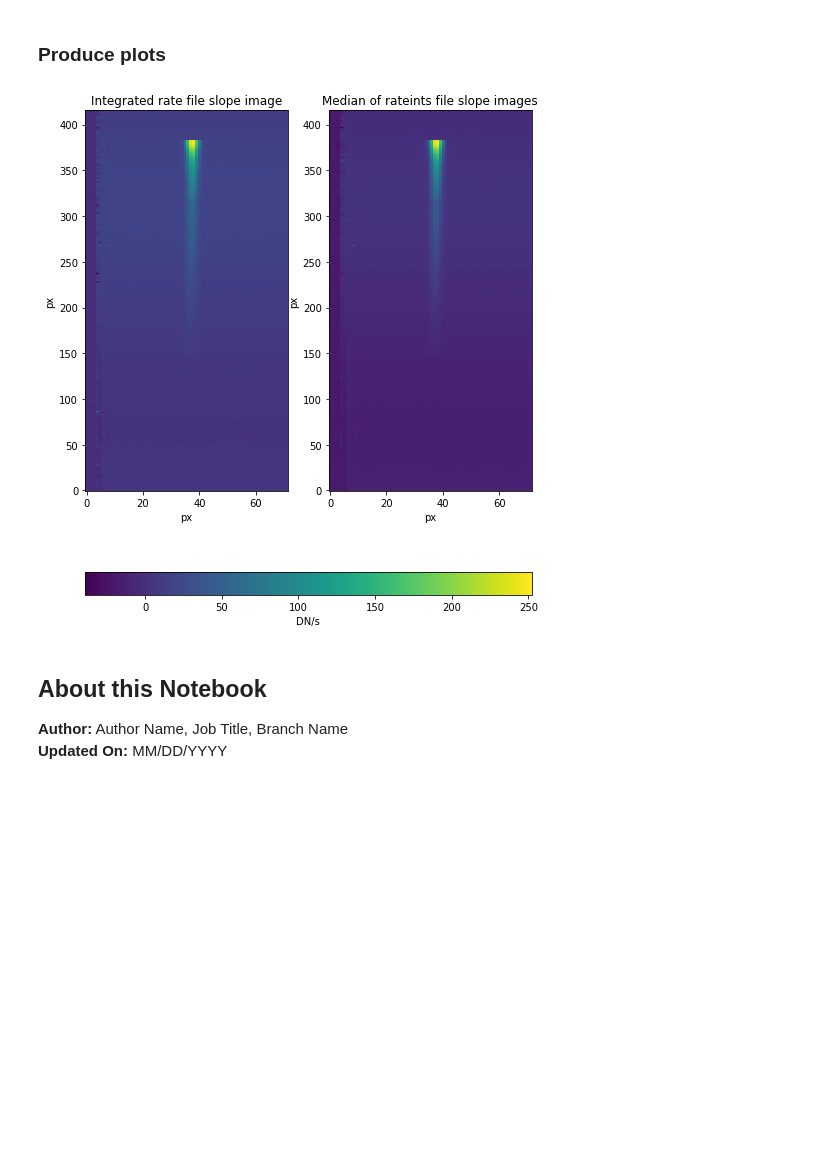
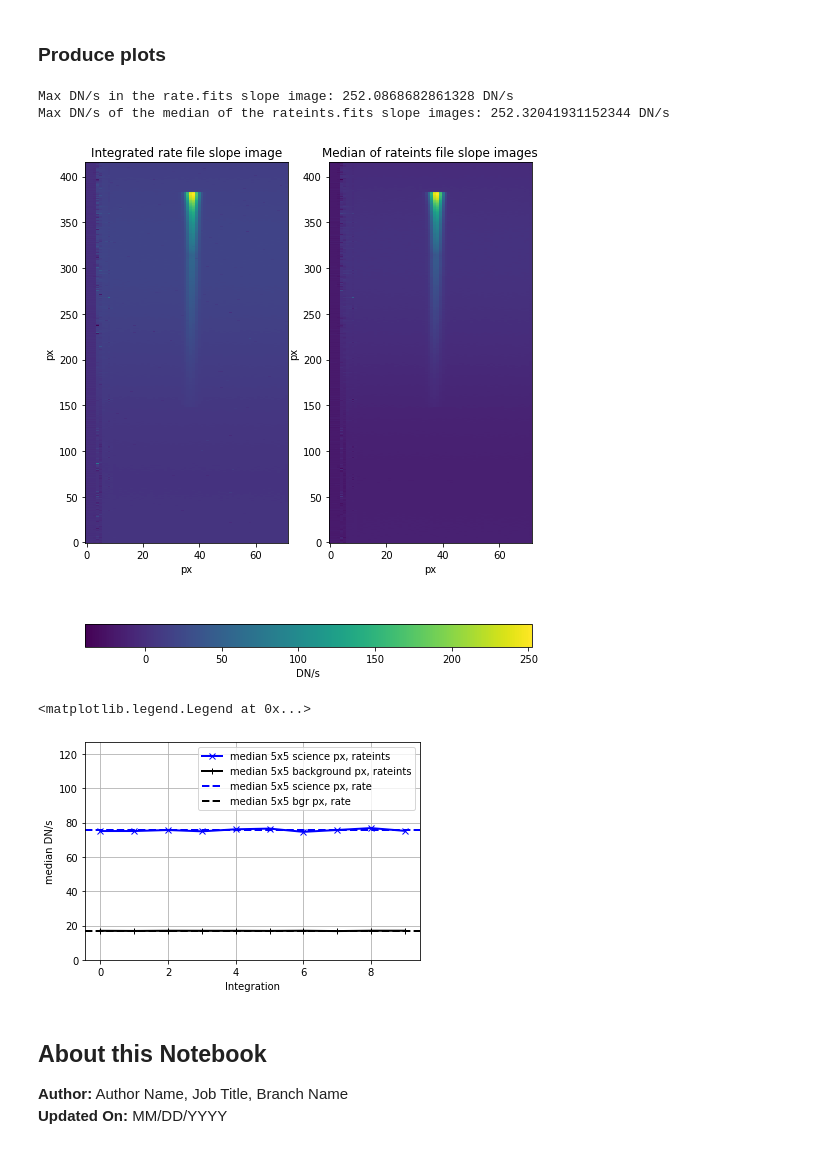
Before and after one commit to spacetelescope/jwst_validation_notebooks, a Jupyter notebook: jwst_validation_notebooks/caldetector1/caldetector1-miri-lrs-tso.ipynb, the cells around one changed output. Saved outputs shown, nothing was run; the diff lists cells and outputs as text; code cells hidden in the pictures; blank space fills up the shorter version.

```diff
--- a/jwst_validation_notebooks/caldetector1/caldetector1-miri-lrs-tso.ipynb
+++ b/jwst_validation_notebooks/caldetector1/caldetector1-miri-lrs-tso.ipynb
@@ -284,6 +284,10 @@ Shape of the rateints file: (10, 416, 72)
 # %% [markdown]
 ### Produce plots
 # %%
+# this plot will compare the slope image from the _rate file with the median of the slope images in the rateints file
+# check criterion: they should look similar and the maximim values seen in both these images should be similar
+# NOTE: what is the numerical criterion to check for? not sure.
+
 fig, ax = plt.subplots(nrows=1, ncols=2, figsize=[8,10])
 
 rplt = ax[0].imshow(rmod.data, origin='lower', aspect='auto', interpolation='None')
@@ -299,8 +303,43 @@ ax[1].set_ylabel('px')
 cbar = fig.colorbar(rplt, ax=ax, orientation='horizontal')
 cbar.set_label('DN/s')
 #fig.tight_layout()
+
+print('Max DN/s in the rate.fits slope image: {} DN/s'.format(np.max(rmod.data)))
+print('Max DN/s of the median of the rateints.fits slope images: {} DN/s'.format(np.max(np.median(rimod.data, axis=0))))
 # %% [output]
+Max DN/s in the rate.fits slope image: 252.0868682861328 DN/s
+Max DN/s of the median of the rateints.fits slope images: 252.32041931152344 DN/s
 [figure]
+# %%
+# Second plot looks at the time series across the NINTS integrations for a 5-pixel box around the 2 reference pixels we defined above.
+# Not sure what the numerical check shoudl be here but:
+# * the full and dashed lines should be very similar
+# * the blue line should be higher than the black line
+
+scibox = np.zeros(nints)
+bgrbox = np.zeros(nints)
+
+ratescibox = np.median(rmod.data[sci_px[0]-2:sci_px[0]+3, sci_px[1]-2:sci_px[1]+3])
+ratebgrbox = np.median(rmod.data[bgr_px[0]-2:bgr_px[0]+3, bgr_px[1]-2:bgr_px[1]+3])
+
+for i in range(nints):
+    scibox[i] = np.median(rimod.data[i,sci_px[0]-2:sci_px[0]+3, sci_px[1]-2:sci_px[1]+3])
+    bgrbox[i] = np.median(rimod.data[i,bgr_px[0]-2:bgr_px[0]+3, bgr_px[1]-2:bgr_px[1]+3])
+
+
+fig, ax = plt.subplots()
+ax.plot(scibox, 'bx-', lw=2, label='median 5x5 science px, rateints')
+ax.plot(bgrbox, 'k+-', lw=2, label='median 5x5 background px, rateints')
+ax.axhline(y=ratescibox, ls='--', lw=2, color='b', label='median 5x5 science px, rate')
+ax.axhline(y=ratebgrbox, ls='--', lw=2, color='k', label='median 5x5 bgr px, rate')
+ax.grid()
+ax.set_xlabel('Integration')
+ax.set_ylabel('median DN/s')
+ax.set_ylim([0, np.max(scibox)+50])
+ax.legend(loc='best')
+# %% [output]
+<matplotlib.legend.Legend at 0x...>
+[figure, added]
 # %% [markdown]
 <a id="about_ID"></a>
 ## About this Notebook
```
